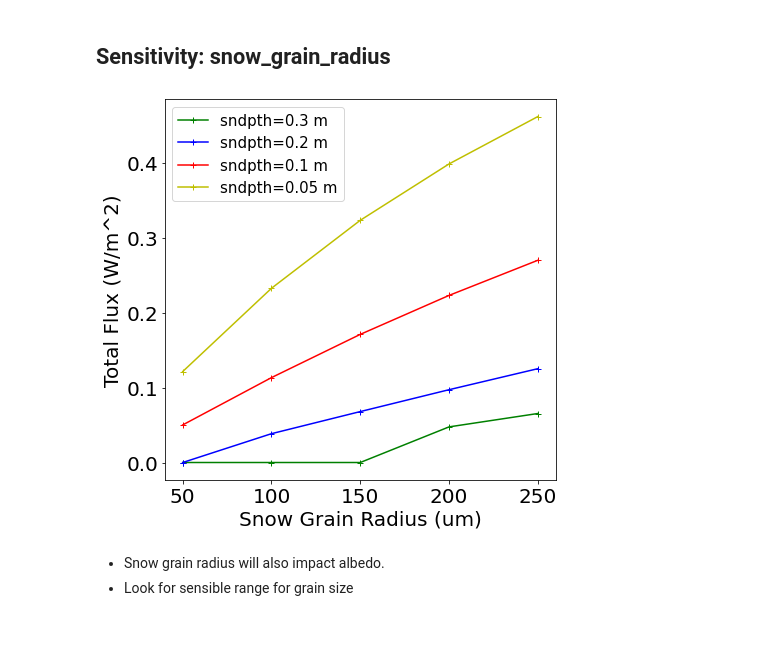
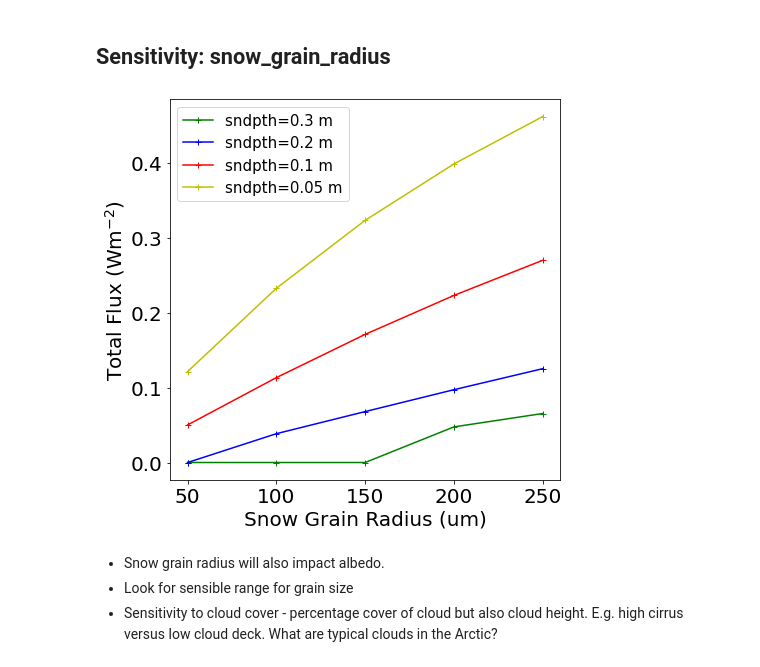
Before and after one commit to andypbarrett/seaice_radiative_transfer, a Jupyter notebook: notebooks/sensitivity_analysis.ipynb, the cells around one changed output. Cells and saved outputs as stored; diff of their text form; code cells hidden in the pictures; blank space fills up the shorter version.

Commit message:
add sensitivity analysis

```diff
--- a/notebooks/sensitivity_analysis.ipynb
+++ b/notebooks/sensitivity_analysis.ipynb
@@ -177,35 +179,36 @@ snow_grain_radius = np.arange(50., 300., 50.)
 sndpth_30 = sensitivity_snow_grain_radius(200., 2., 0.3, snow_grain_radius)
 sndpth_20 = sensitivity_snow_grain_radius(200., 2., 0.2, snow_grain_radius)
 sndpth_10 = sensitivity_snow_grain_radius(200., 2., 0.1, snow_grain_radius)
 sndpth_5 = sensitivity_snow_grain_radius(200., 2., 0.05, snow_grain_radius)
 
 import matplotlib.pyplot as plt
 
 fig, ax = plt.subplots(figsize=(7,7))
 
 ax.plot(sndpth_30["snow_grain_radius"],
         sndpth_30["total_flux_absorbed_by_ocean"],
         'g-+',
         label="sndpth=0.3 m")
 ax.plot(sndpth_20["snow_grain_radius"],
         sndpth_20["total_flux_absorbed_by_ocean"],
         'b-+',
         label="sndpth=0.2 m")
 ax.plot(sndpth_10["snow_grain_radius"],
         sndpth_10["total_flux_absorbed_by_ocean"],
         'r-+',
         label="sndpth=0.1 m")
 ax.plot(sndpth_5["snow_grain_radius"],
         sndpth_5["total_flux_absorbed_by_ocean"],
         'y-+',
         label="sndpth=0.05 m")
 
 ax.set_xlabel("Snow Grain Radius (um)", fontsize=20)
-ax.set_ylabel("Total Flux (W/m^2)", fontsize=20)
+ax.set_ylabel("Total Flux ($\mathrm{Wm^{-2}}$)", fontsize=20)
 ax.tick_params(axis='both', labelsize=20)
 ax.legend(fontsize=15);
 # %% [output]
-[figure, old version]
+[figure, new version]
 # %% [markdown]
 - Snow grain radius will also impact albedo.
 - Look for sensible range for grain size
+- Sensitivity to cloud cover - percentage cover of cloud but also cloud height.  E.g. high cirrus versus low cloud deck.  What are typical clouds in the Arctic?
```
Also changed, not shown: parts of 3 cells of this notebook.
